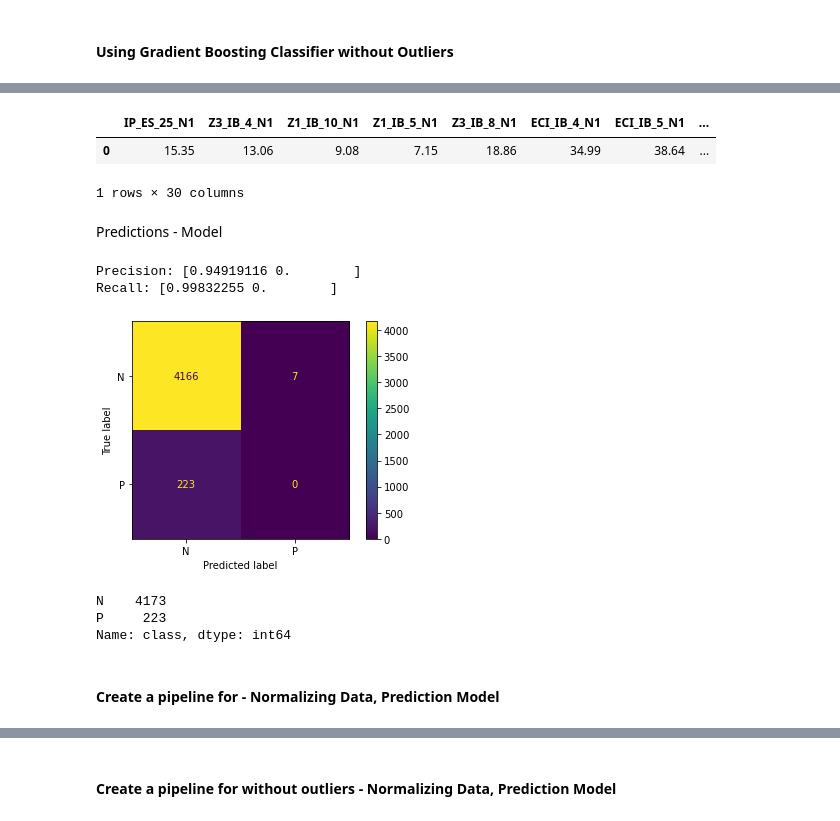
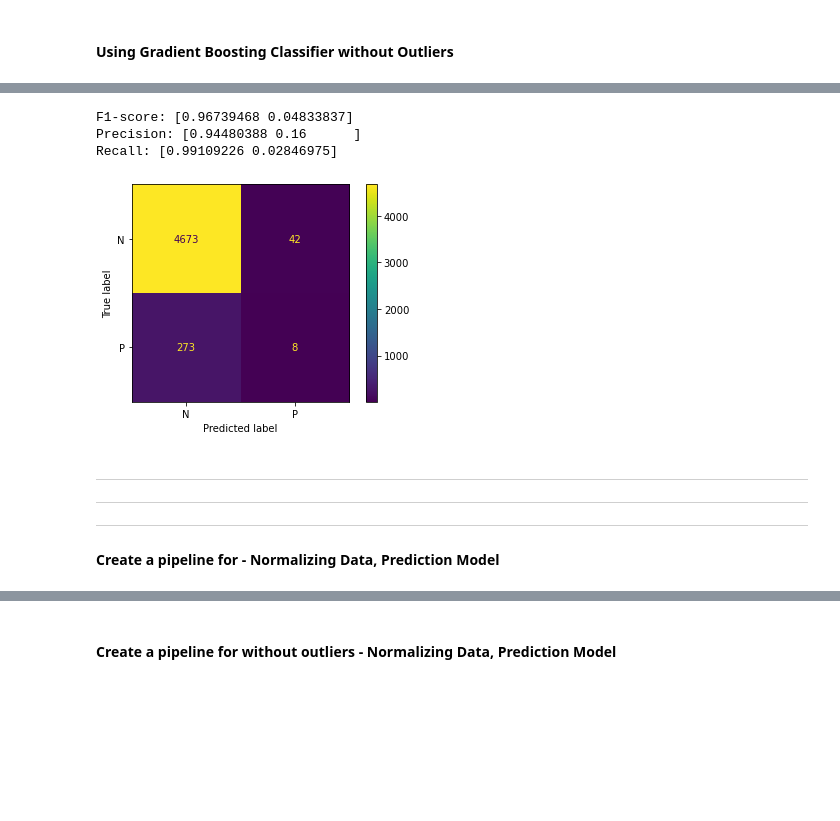
Before and after one commit to addds03/Pattern-Classification, a Jupyter notebook: Codebase/Data Preprocessing & Modelling.ipynb, the cells around one changed output, grey strips where cells are left out. Cells and saved outputs as stored; diff of their text form; code cells hidden in the pictures; blank space fills up the shorter version.

```diff
--- a/Codebase/Data Preprocessing & Modelling.ipynb
+++ b/Codebase/Data Preprocessing & Modelling.ipynb
@@ -41,2 +62,2 @@ def detectOutliers(df, full_df, col_name='outliers'):
 # %%
-dfw_outliers = detectOutliers(input_df, df_train)
+df_outliers = detectOutliers(X_train, df_train)
@@ -55 +64,5 @@ dfw_outliers.head()
+# %%
+df_no_outliers = df_outliers[df_outliers['outliers'] == 1]
+X_train_wo = df_no_outliers[predictors]
+Y_train_wo = df_no_outliers['class']
 # %%
@@ -123,12 +141,12 @@ pred = model.predict(df_valid[predictors])
 # %%
-y_val = df_valid['class'].values
-cm = confusion_matrix(df_valid['class'], pred)
+y_val = Y_calib.values
+cm = confusion_matrix(Y_calib, pred)
 
+print(f'F1-score: {f1_score(y_val, pred, average=None)}')
 print(f'Precision: {precision_score(y_val, pred,average=None)}')
 print(f'Recall: {recall_score(y_val, pred,average=None)}')
 
-disp = ConfusionMatrixDisplay(confusion_matrix=cm,
-                              display_labels=['N','P'])
+disp = ConfusionMatrixDisplay(confusion_matrix=cm, display_labels=['N','P'])
 disp = disp.plot(include_values=True)
 
 plt.show()
@@ -163,8 +165,0 @@ df_valid_wo_outliers = df_valid[df_valid['outliers'] == 1]
-# %%
-df_valid_wo_outliers.head(1)
-# %% [output]
-|  | IP_ES_25_N1 | Z3_IB_4_N1 | Z1_IB_10_N1 | Z1_IB_5_N1 | Z3_IB_8_N1 | ECI_IB_4_N1 | ECI_IB_5_N1 | ... |
-| 0 | 15.35 | 13.06 | 9.08 | 7.15 | 18.86 | 34.99 | 38.64 | ... |
-1 rows × 30 columns
-# %% [markdown]
-Predictions - Model
@@ -173,27 +166,26 @@ pred = model_2.predict(df_valid_wo_outliers[predictors])
+# %%
+model_wo = GradientBoostingClassifier()
+model_wo.fit(X_train_wo, Y_train_wo)
+pred_wo = model_wo.predict(X_calib)
 # %%
-y_val = df_valid_wo_outliers['class'].values
+cm = confusion_matrix(y_val, pred_wo)
 
-cm = confusion_matrix(y_val, pred)
-
-print(f'Precision: {precision_score(y_val, pred,average=None)}')
-
-print(f'Recall: {recall_score(y_val, pred,average=None)}')
+print(f'F1-score: {f1_score(y_val, pred_wo, average=None)}')
+print(f'Precision: {precision_score(y_val, pred_wo,average=None)}')
+print(f'Recall: {recall_score(y_val, pred_wo,average=None)}')
 
 
-disp = ConfusionMatrixDisplay(confusion_matrix=cm,
-                              display_labels=['N','P'])
+disp = ConfusionMatrixDisplay(confusion_matrix=cm, display_labels=['N','P'])
 disp = disp.plot(include_values=True)
 
 plt.show()
 # %% [output]
-Precision: [0.94919116 0.        ]
-Recall: [0.99832255 0.        ]
+F1-score: [0.96739468 0.04833837]
+Precision: [0.94480388 0.16      ]
+Recall: [0.99109226 0.02846975]
-[figure, old version]
+[figure, new version]
-# %%
-df_valid_wo_outliers['class'].value_counts()
-# %% [output]
-N    4173
-P     223
-Name: class, dtype: int64
 # %% [markdown]
+---
+---
+---
 #### Create a pipeline for - Normalizing Data, Prediction Model
```
Also changed, not shown: parts of 61 cells of this notebook.
